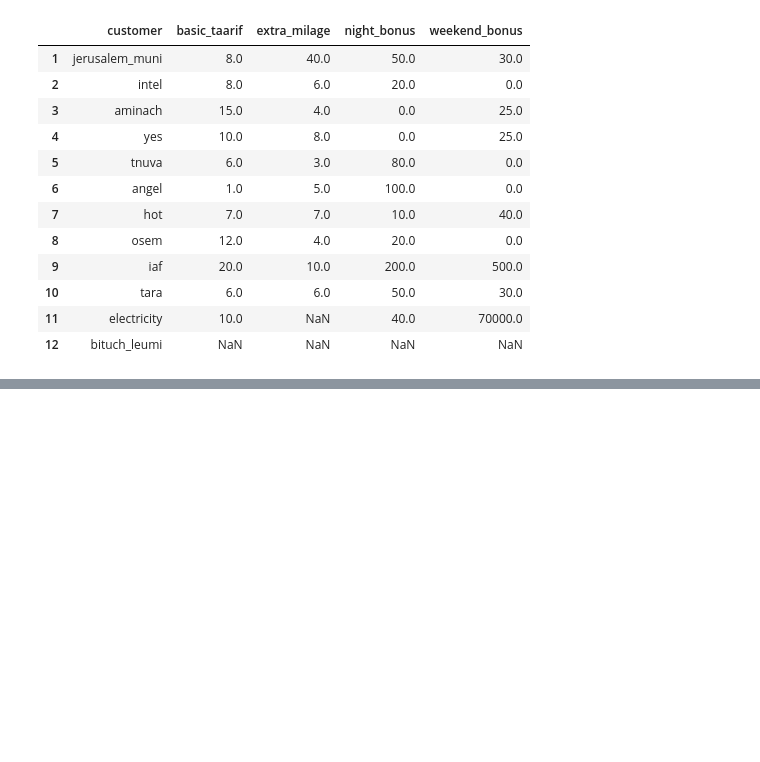
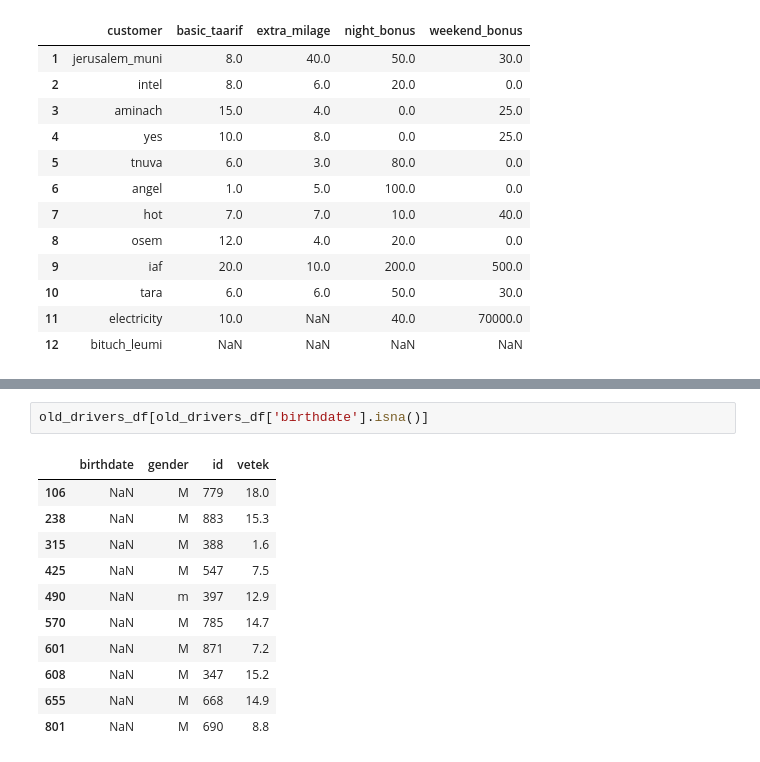
Before and after one commit to GuyLevavi/CV_training, a Jupyter notebook: basic/python/azrieli_code_guy/EDA.ipynb, the cells around one changed output, grey strips where cells are left out. Drawn from its saved outputs; the diff is of its cells as text; blank space fills up the shorter version.

```diff
--- a/basic/python/azrieli_code_guy/EDA.ipynb
+++ b/basic/python/azrieli_code_guy/EDA.ipynb
@@ -329,0 +362,14 @@ trips_df.head()
+# %%
+old_drivers_df[old_drivers_df['birthdate'].isna()]
+# %% [output]
+|  | birthdate | gender | id | vetek |
+| 106 | NaN | M | 779 | 18.0 |
+| 238 | NaN | M | 883 | 15.3 |
+| 315 | NaN | M | 388 | 1.6 |
+| 425 | NaN | M | 547 | 7.5 |
+| 490 | NaN | m | 397 | 12.9 |
+| 570 | NaN | M | 785 | 14.7 |
+| 601 | NaN | M | 871 | 7.2 |
+| 608 | NaN | M | 347 | 15.2 |
+| 655 | NaN | M | 668 | 14.9 |
+| 801 | NaN | M | 690 | 8.8 |
```
Also changed, not shown: parts of 14 cells of this notebook, 3 other files.
